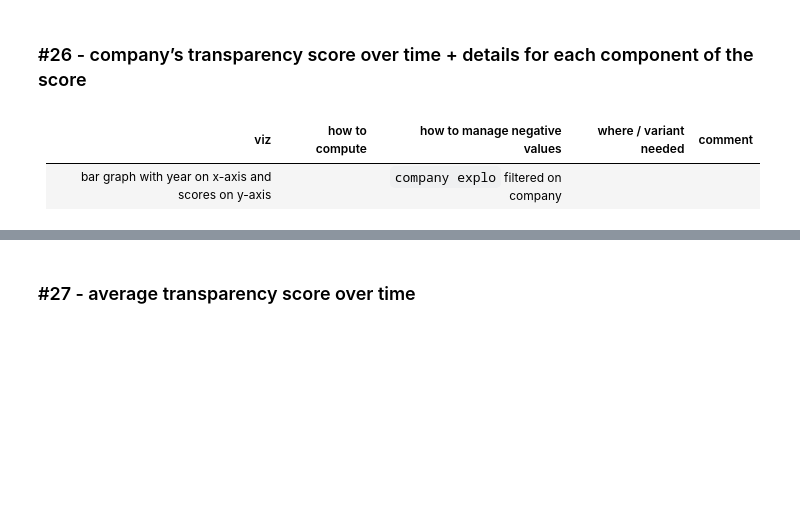
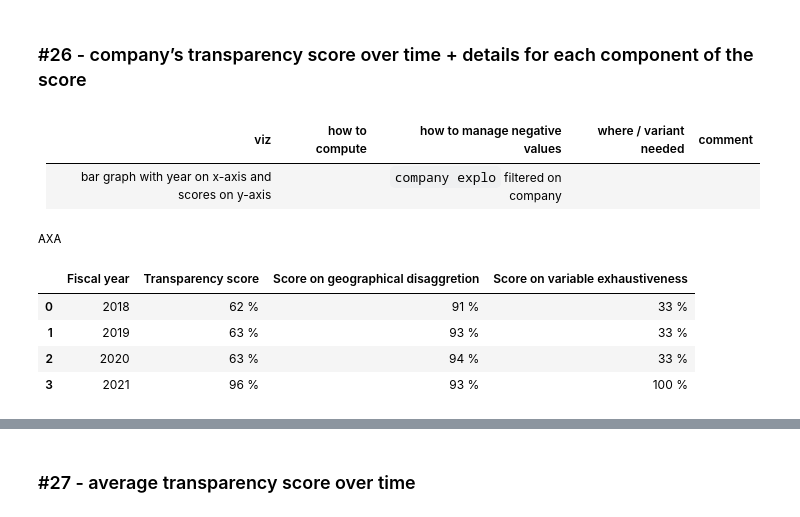
Before and after one commit to anquetos/data4good-taxobservatory-dataviz, a Jupyter notebook: taxobservatory-dataviz.ipynb, the cells around one changed output, grey strips where cells are left out. Drawn from its saved outputs; the diff is of its cells as text; code cells hidden in the pictures; blank space fills up the shorter version.

Commit message:
Added viz 26 diplay in bar chart and table.

```diff
--- a/taxobservatory-dataviz.ipynb
+++ b/taxobservatory-dataviz.ipynb
@@ -1082,6 +1081,58 @@ def display_transparency_score_over_time(df:pd.DataFrame, company:str):
     )
 
     fig.show()
+
+
+def display_transparency_score_over_time_details(
+        df:pd.DataFrame, company:str) -> pd.DataFrame:
+    """Display details of components of transparency scores over time
+    for a specific company in a table.
+
+    Args:
+        df (pd.DataFrame): CbCRs database.
+        company (str): Company name.
+
+    Returns:
+        pd.DataFrame: Table with details of components over years.
+    """
+
+    # Compute data
+    data = compute_transparency_score(df=df, company=company)
+
+    # Create DataFrame
+    df = pd.DataFrame.from_dict(data, orient='index')
+
+    # Drop 'mnc' column
+    df = df.drop(columns='mnc')
+
+    # Round and convert percentage to string with % character
+    df = df.apply(lambda x: round(x).astype(int).astype('string') + ' %')
+
+    # Reset index and rename 'year' column
+    df = df.reset_index().rename(columns={'index': 'Fiscal year'})
+
+
+    # Move 'transparency_score' before other score columns
+    df.insert(1, 'transparency_score', df.pop('transparency_score'))
+
+    # Rename columns
+    df = df.rename(columns={
+        'geographic_score': 'Score on geographical disaggretion',
+        'completness_score': 'Score on variable exhaustiveness',
+        'transparency_score' : 'Transparency score',
+    })
+
+    return df
+# %%
+print(company)
+display_transparency_score_over_time_details(df, company)
+# %% [output]
+AXA
+|  | Fiscal year | Transparency score | Score on geographical disaggretion | Score on variable exhaustiveness |
+| 0 | 2018 | 62 % | 91 % | 33 % |
+| 1 | 2019 | 63 % | 93 % | 33 % |
+| 2 | 2020 | 63 % | 94 % | 33 % |
+| 3 | 2021 | 96 % | 93 % | 100 % |
 # %%
 print(company)
 display_transparency_score_over_time(df, company)
```
Also changed, not shown: parts of 2 cells of this notebook.
